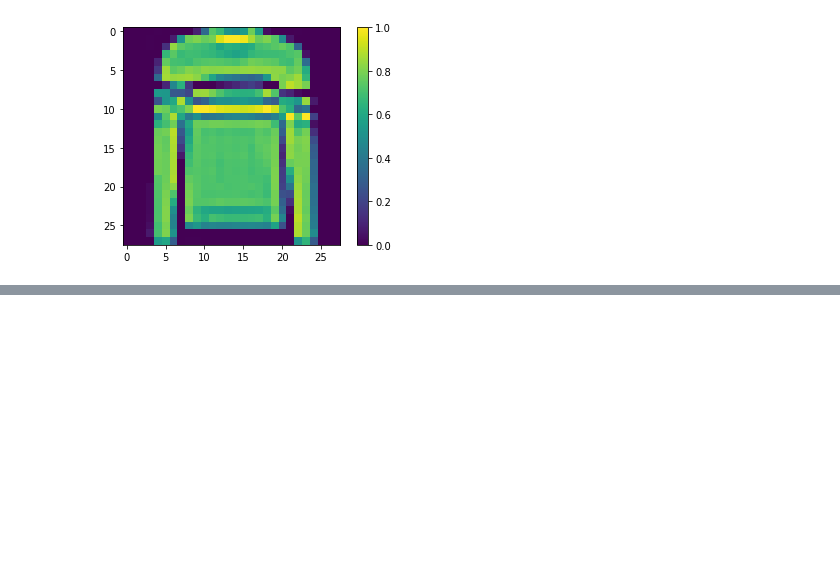
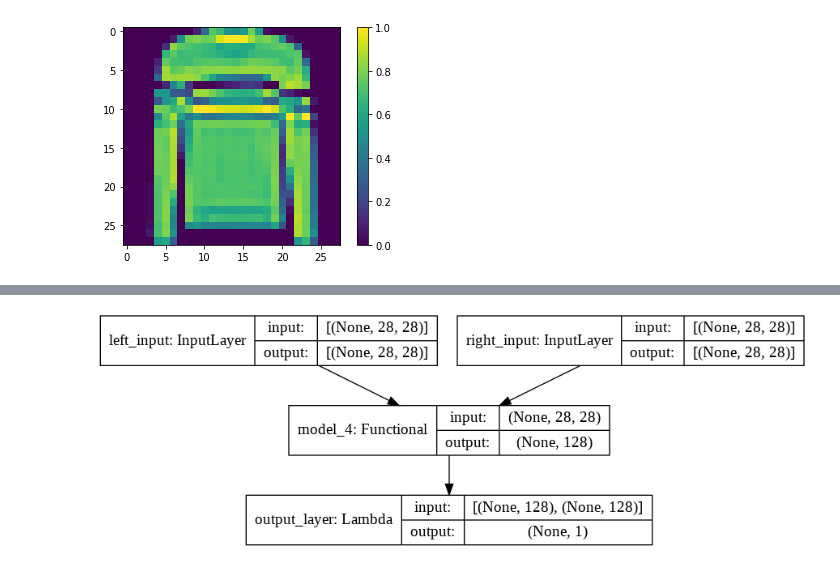
Before and after one commit to sftSalman/tensoflowMaster, a Jupyter notebook: simeseNetwork.ipynb, the cells around one changed output, grey strips where cells are left out. Cells and saved outputs as stored; diff of their text form; code cells hidden in the pictures; blank space fills up the shorter version.

```diff
--- a/simeseNetwork.ipynb
+++ b/simeseNetwork.ipynb
@@ -127,0 +151,4 @@ def ecu_distance (vects):
+# %%
+def eucl_dist_output_shape(shapess):
+  shape1,shape2 = shapes
+  return (shape1[0],1)
@@ -127,0 +180,18 @@ def ecu_distance (vects):
+# %%
+input_a = Input(shape=(28,28,), name="left_input")
+vect_output_a = base_network(input_a)
+
+# create the right input and point to the base network
+input_b = Input(shape=(28,28,), name="right_input")
+vect_output_b = base_network(input_b)
+
+# measure the similarity of the two vector outputs
+output = Lambda(euclidean_distance, name="output_layer", output_shape=eucl_dist_output_shape)([vect_output_a, vect_output_b])
+
+# specify the inputs and output of the model
+model = Model([input_a, input_b], output)
+
+# plot model graph
+plot_model(model, show_shapes=True, show_layer_names=True, to_file='outer-model.png')
+# %% [output]
+[figure, added]
```
Also changed, not shown: parts of 11 cells of this notebook.
